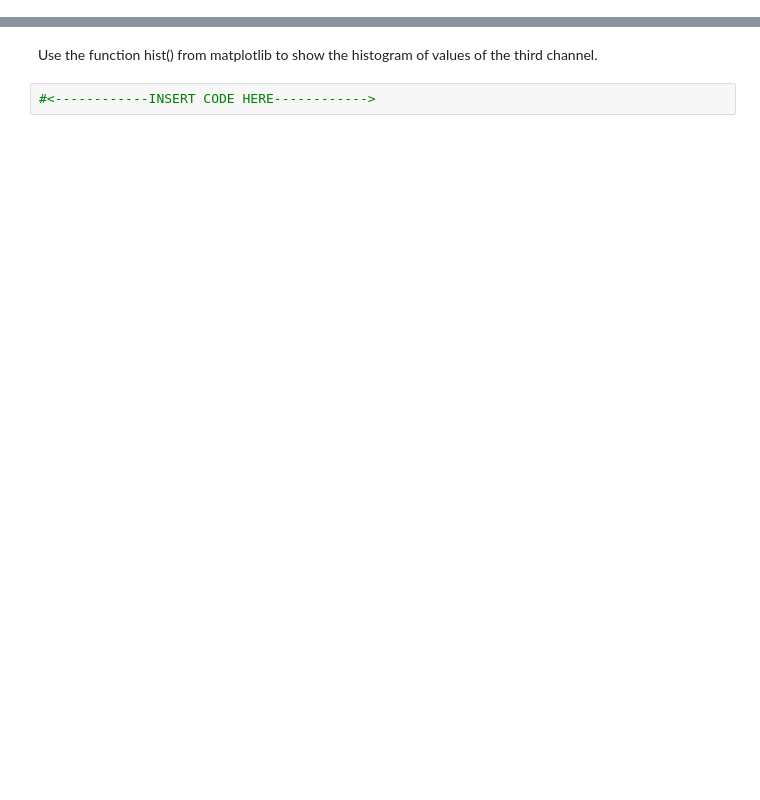
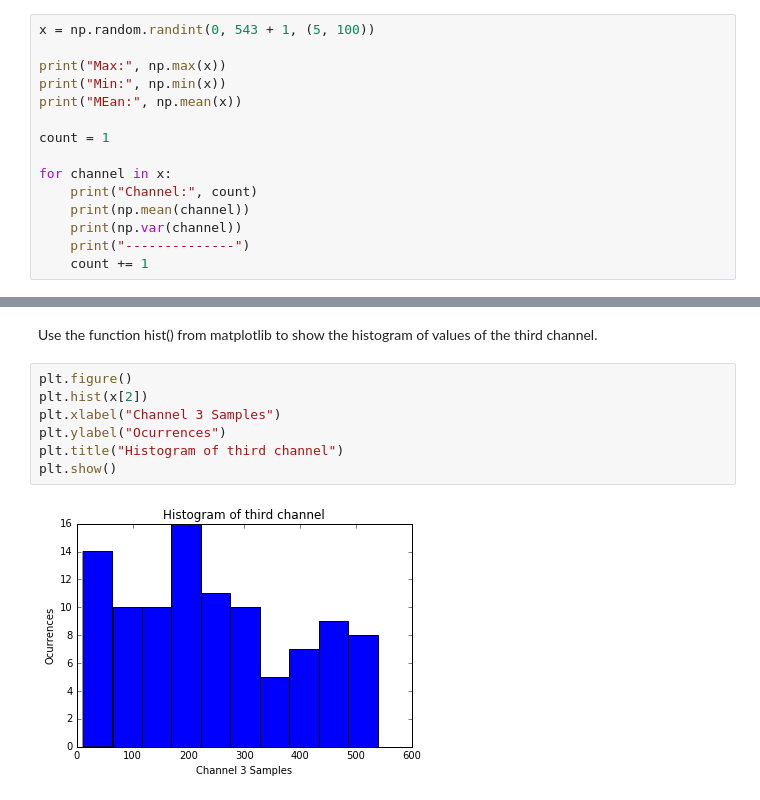
Before and after one commit to itsStrobe/ce888labs, a Jupyter notebook: labs/lab1/lab1.ipynb, the cells around one changed output, grey strips where cells are left out. Cells and saved outputs as stored; diff of their text form; blank space fills up the shorter version.

```diff
--- a/labs/lab1/lab1.ipynb
+++ b/labs/lab1/lab1.ipynb
@@ -375,0 +580,15 @@ Create a 5 (channels) x 100 (samples) matrix of random integers between 0 and 54
+# %%
+x = np.random.randint(0, 543 + 1, (5, 100))
+
+print("Max:", np.max(x))
+print("Min:", np.min(x))
+print("MEan:", np.mean(x))
+
+count = 1
+
+for channel in x:
+    print("Channel:", count)
+    print(np.mean(channel))
+    print(np.var(channel))
+    print("--------------")
+    count += 1
@@ -376,4 +613,11 @@ Create a 5 (channels) x 100 (samples) matrix of random integers between 0 and 54
 # %% [markdown]
 Use the function hist() from matplotlib to show the histogram of values of the third channel.
-# %%
-#<------------INSERT CODE HERE------------>
+# %%
+plt.figure()
+plt.hist(x[2])
+plt.xlabel("Channel 3 Samples")
+plt.ylabel("Ocurrences")
+plt.title("Histogram of third channel")
+plt.show()
+# %% [output]
+[figure, added]
```
Also changed, not shown: parts of 36 cells of this notebook.
